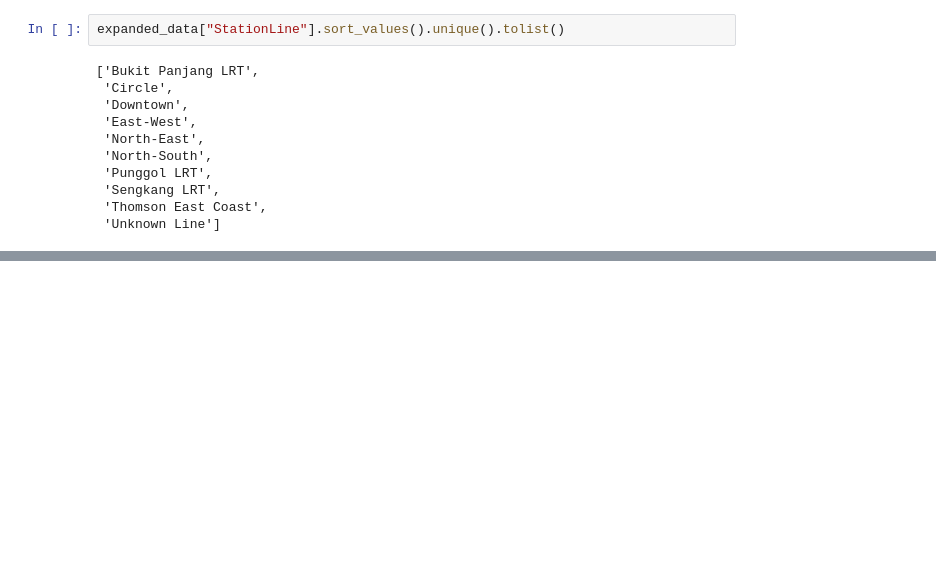
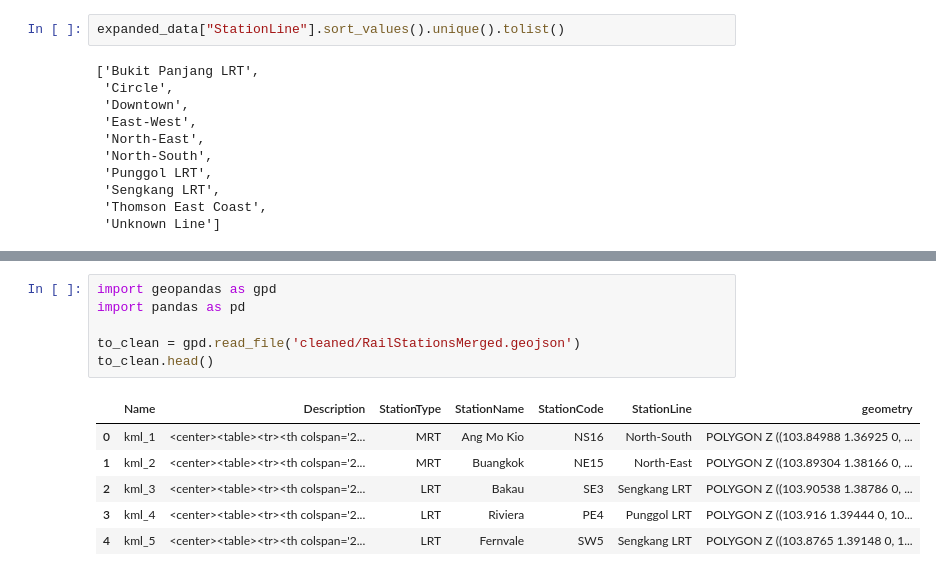
Before and after one commit to ajjajjajjajj/dsa4264-lta-geospatial, a Jupyter notebook: data/clean_data.ipynb, the cells around one changed output, grey strips where cells are left out. Saved outputs shown, nothing was run; the diff lists cells and outputs as text; blank space fills up the shorter version.

```diff
--- a/data/clean_data.ipynb
+++ b/data/clean_data.ipynb
@@ -323,0 +327,13 @@ expanded_data["StationLine"].sort_values().unique().tolist()
+# %%
+import geopandas as gpd
+import pandas as pd
+
+to_clean = gpd.read_file('cleaned/RailStationsMerged.geojson')
+to_clean.head()
+# %% [output]
+|  | Name | Description | StationType | StationName | StationCode | StationLine | geometry |
+| 0 | kml_1 | <center><table><tr><th colspan='2... | MRT | Ang Mo Kio | NS16 | North-South | POLYGON Z ((103.84988 1.36925 0, ... |
+| 1 | kml_2 | <center><table><tr><th colspan='2... | MRT | Buangkok | NE15 | North-East | POLYGON Z ((103.89304 1.38166 0, ... |
+| 2 | kml_3 | <center><table><tr><th colspan='2... | LRT | Bakau | SE3 | Sengkang LRT | POLYGON Z ((103.90538 1.38786 0, ... |
+| 3 | kml_4 | <center><table><tr><th colspan='2... | LRT | Riviera | PE4 | Punggol LRT | POLYGON Z ((103.916 1.39444 0, 10... |
+| 4 | kml_5 | <center><table><tr><th colspan='2... | LRT | Fernvale | SW5 | Sengkang LRT | POLYGON Z ((103.8765 1.39148 0, 1... |
```
Also changed, not shown: parts of 8 cells of this notebook, 3 other files.
